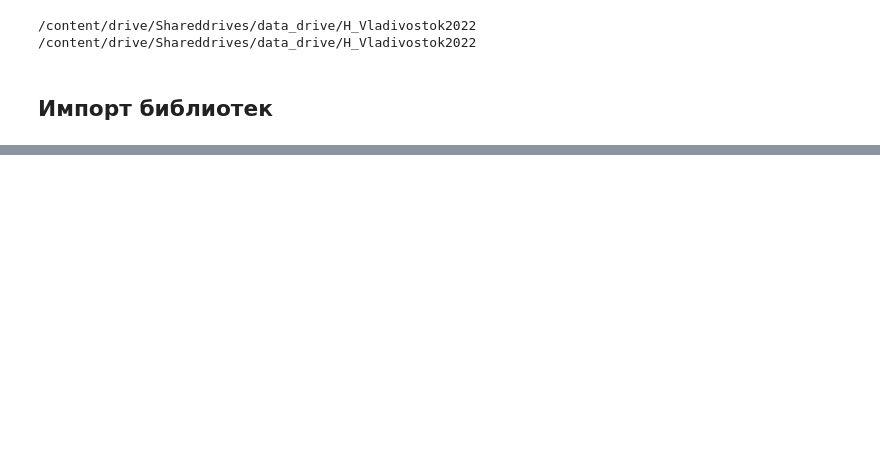
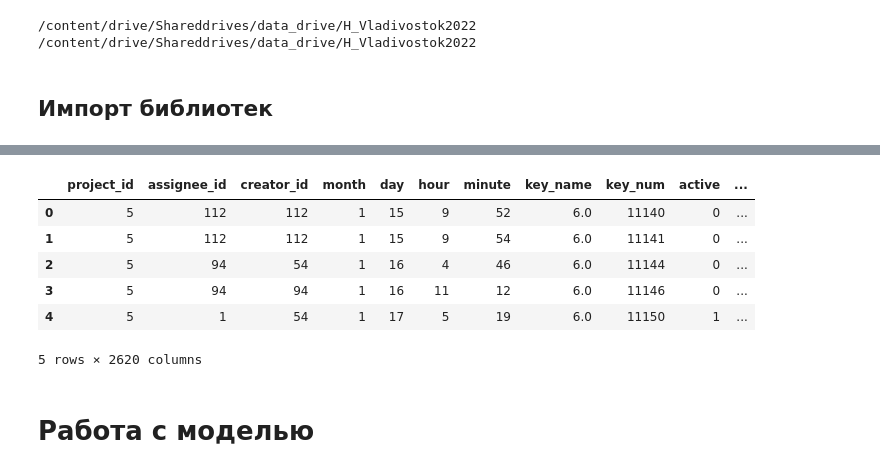
Before and after one commit to TayJen/hackathon_algu2022, a Jupyter notebook: H_ALGU_2022_Advance+.ipynb, the cells around one changed output, grey strips where cells are left out. Cells and saved outputs as stored; diff of their text form; code cells hidden in the pictures; blank space fills up the shorter version.

```diff
--- a/H_ALGU_2022_Advance+.ipynb
+++ b/H_ALGU_2022_Advance+.ipynb
@@ -31,0 +119,9 @@ np.random.seed(59)
+# %%
+X_comm_new = comm_tf_idf.fit_transform(df_general['text'])
+feature_names_comm = list(map(lambda x: x + '_comm', comm_tf_idf.get_feature_names_out()))
+
+X_comm_new_df = pd.DataFrame(X_comm_new.toarray(), columns=feature_names_comm)
+df_general.drop('text', axis=1, inplace=True)
+df_general = pd.concat([df_general, X_comm_new_df], axis=1)
+
+df_general.shape
@@ -31,0 +139,3 @@ np.random.seed(59)
+# %%
+df_general['key_name'] = df_general['key_name'].apply(lambda x: 'BA' if x == 'BAD' else x)
+df_general.key_name.unique()
@@ -31,0 +145,7 @@ np.random.seed(59)
+# %%
+cat_features = ['key_name', 'position', 'hiring_type', 'payment_type']
+
+ord_encoder = OrdinalEncoder(handle_unknown='use_encoded_value',
+                             unknown_value=-1)
+
+df_general[cat_features] = ord_encoder.fit_transform(df_general[cat_features])
@@ -31,0 +154,4 @@ np.random.seed(59)
+# %%
+df_train = df_general.loc[:len_train - 1].copy()
+df_test = df_general.loc[len_train:].copy()
+df_train.shape, df_test.shape
@@ -31,0 +180,14 @@ np.random.seed(59)
+# %%
+df_test.drop(['log_target'], axis=1, inplace=True)
+df_test.reset_index(drop=True, inplace=True)
+df_test.head()
+# %% [output]
+|  | project_id | assignee_id | creator_id | month | day | hour | minute | key_name | key_num | active | ... |
+| 0 | 5 | 112 | 112 | 1 | 15 | 9 | 52 | 6.0 | 11140 | 0 | ... |
+| 1 | 5 | 112 | 112 | 1 | 15 | 9 | 54 | 6.0 | 11141 | 0 | ... |
+| 2 | 5 | 94 | 54 | 1 | 16 | 4 | 46 | 6.0 | 11144 | 0 | ... |
+| 3 | 5 | 94 | 94 | 1 | 16 | 11 | 12 | 6.0 | 11146 | 0 | ... |
+| 4 | 5 | 1 | 54 | 1 | 17 | 5 | 19 | 6.0 | 11150 | 1 | ... |
+5 rows × 2620 columns
+# %% [markdown]
+# Работа с моделью
```
Also changed, not shown: parts of 29 cells of this notebook.
